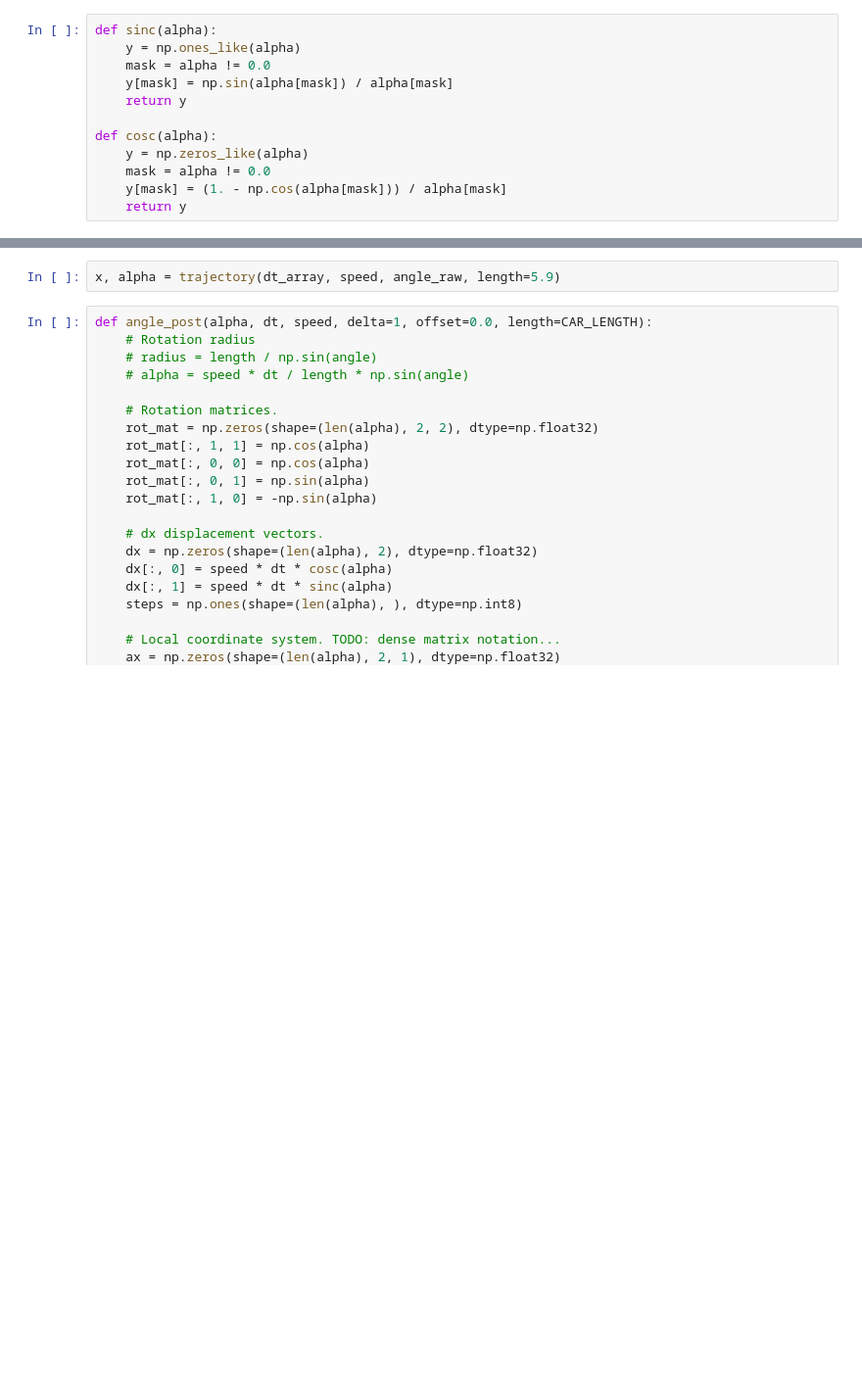
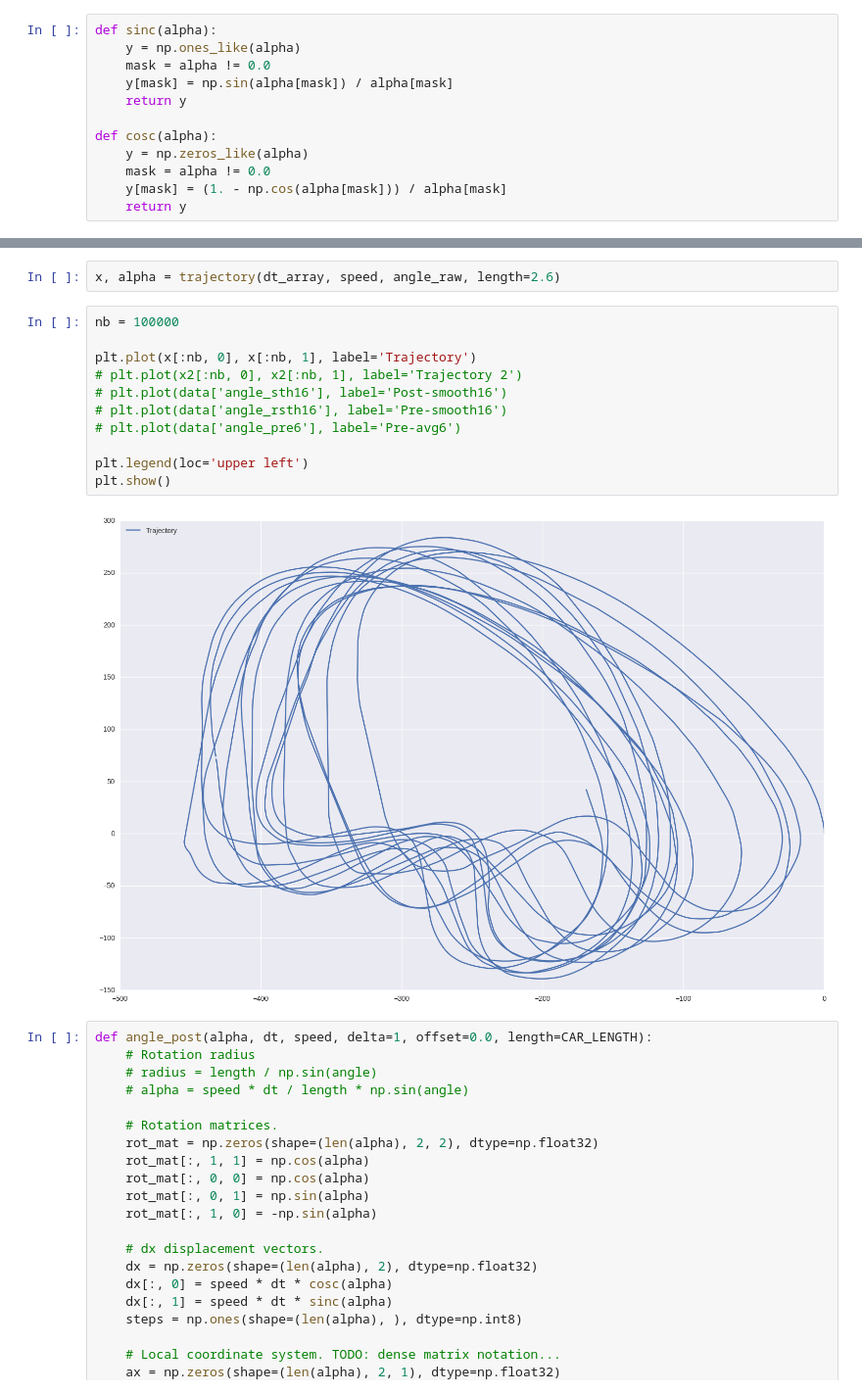
Before and after one commit to balancap/SDC-Behavioral-Cloning, a Jupyter notebook: behavioral-cloning.ipynb, the cells around one changed output, grey strips where cells are left out. Shown at 98% size. Saved outputs shown, nothing was run; the diff lists cells and outputs as text; blank space fills up the shorter version.

```diff
--- a/behavioral-cloning.ipynb
+++ b/behavioral-cloning.ipynb
@@ -154,7 +158,20 @@ def trajectory(dt, speed, angle, length=CAR_LENGTH):
 
     return x, alpha
 # %%
-x, alpha = trajectory(dt_array, speed, angle_raw, length=5.9)
+x, alpha = trajectory(dt_array, speed, angle_raw, length=2.6)
+# %%
+nb = 100000
+
+plt.plot(x[:nb, 0], x[:nb, 1], label='Trajectory')
+# plt.plot(x2[:nb, 0], x2[:nb, 1], label='Trajectory 2')
+# plt.plot(data['angle_sth16'], label='Post-smooth16')
+# plt.plot(data['angle_rsth16'], label='Pre-smooth16')
+# plt.plot(data['angle_pre6'], label='Pre-avg6')
+
+plt.legend(loc='upper left')
+plt.show()
+# %% [output]
+[figure, added]
 # %%
 def angle_post(alpha, dt, speed, delta=1, offset=0.0, length=CAR_LENGTH):
     # Rotation radius
```
Also changed, not shown: parts of 15 cells of this notebook, 1 other file.
